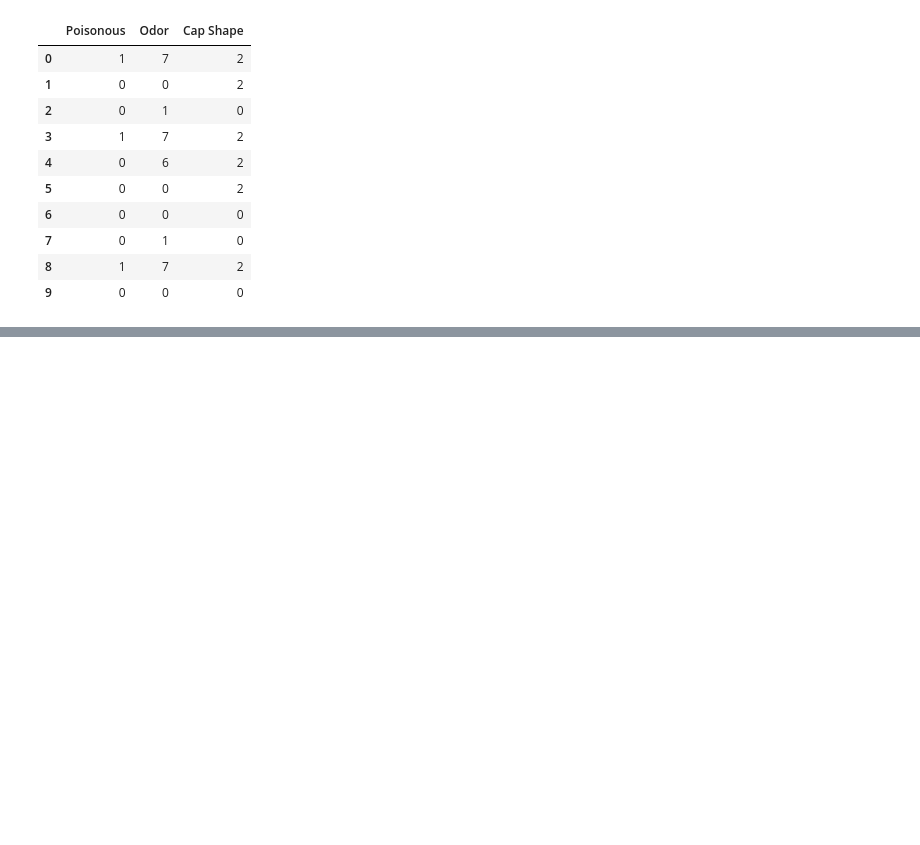
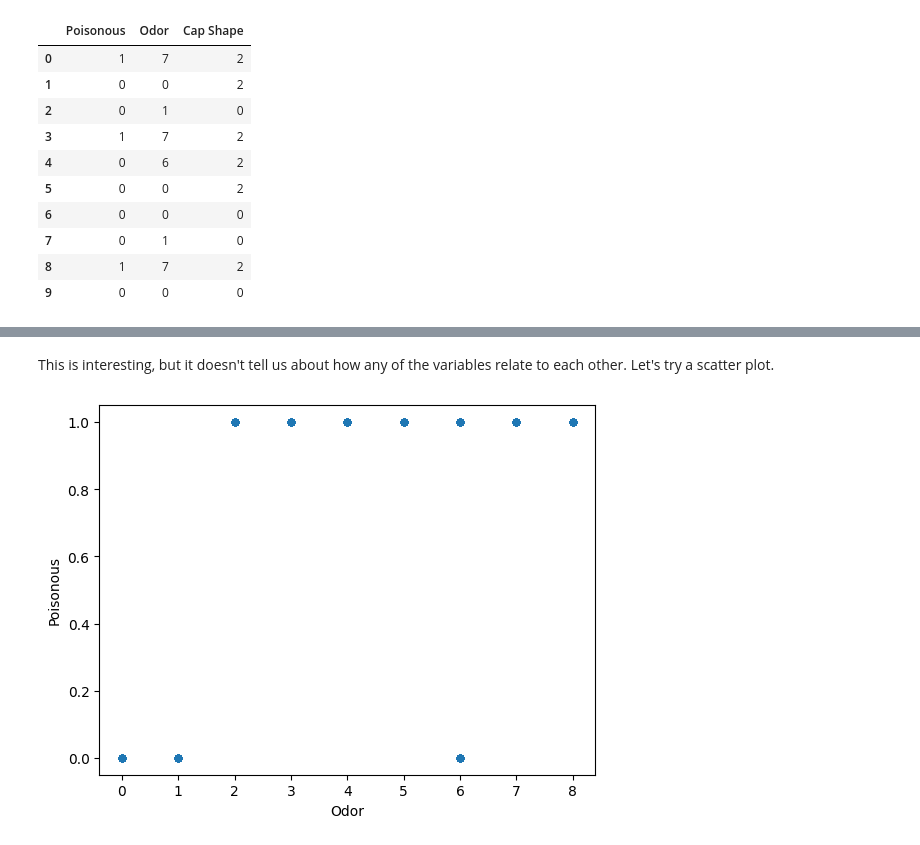
Before and after one commit to kpfuller28/is362, a Jupyter notebook: Kiel_Fuller_IS362_Assignment8.ipynb, the cells around one changed output, grey strips where cells are left out. Drawn from its saved outputs; the diff is of its cells as text; code cells hidden in the pictures; blank space fills up the shorter version.

```diff
--- a/Kiel_Fuller_IS362_Assignment8.ipynb
+++ b/Kiel_Fuller_IS362_Assignment8.ipynb
@@ -77,0 +86,6 @@ ImportError: matplotlib is required for plotting when the default backend "matpl
+# %% [markdown]
+This is interesting, but it doesn't tell us about how any of the variables relate to each other. Let's try a scatter plot.
+# %%
+scatter_odor = subset.plot.scatter(x='Odor', y='Poisonous')
+# %% [output]
+[figure, added]
```
Also changed, not shown: parts of 9 cells of this notebook.
